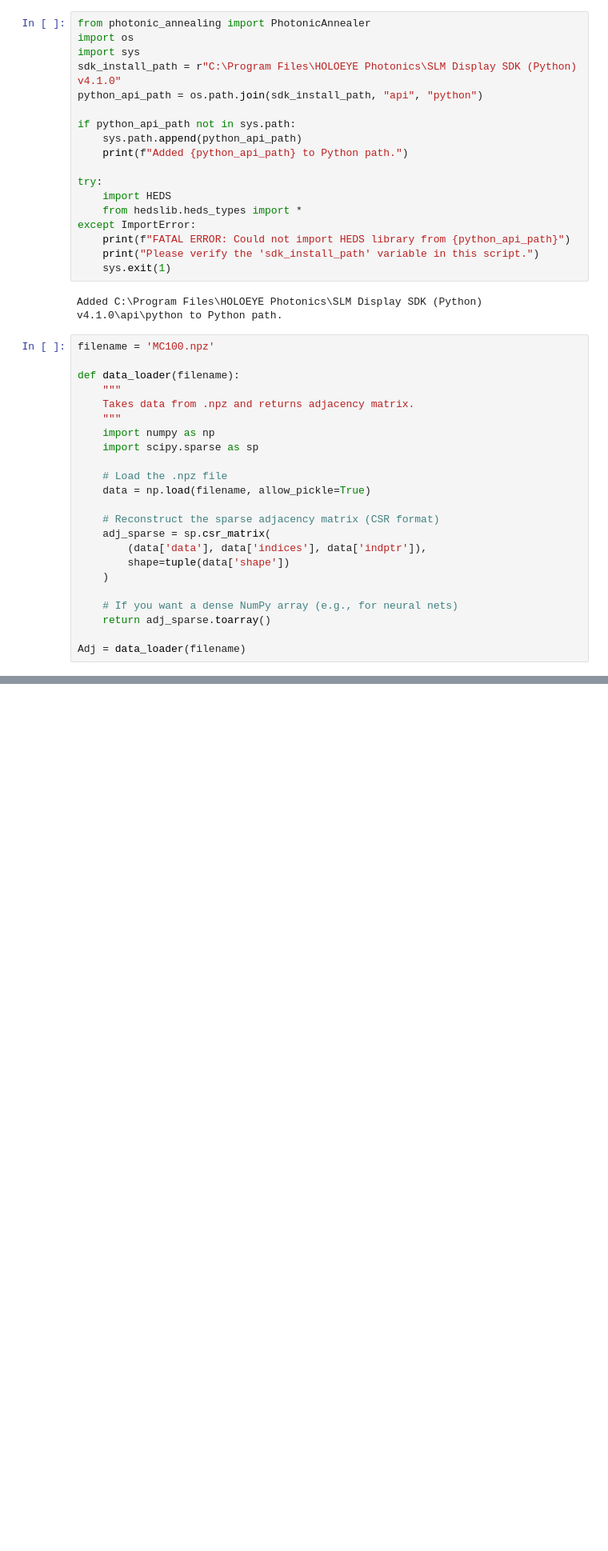
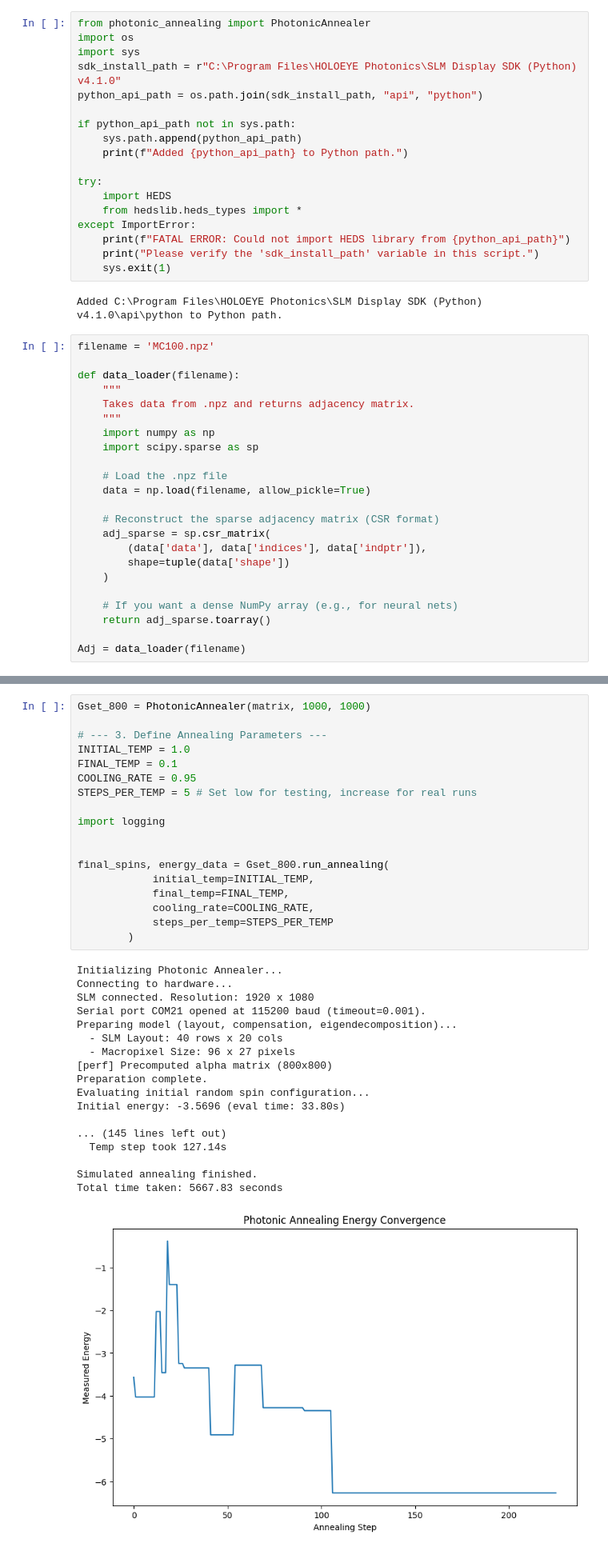
Before and after one commit to harsha-helix/compact-slim, a Jupyter notebook: test_vecotrization.ipynb, the cells around one changed output, grey strips where cells are left out. Shown: that part at 80% size. Saved outputs shown, nothing was run; the diff lists cells and outputs as text; blank space fills up the shorter version.

```diff
--- a/test_vecotrization.ipynb
+++ b/test_vecotrization.ipynb
@@ -281,0 +351,37 @@ show after load time: 0.0488597999974445 err: 0
+# %%
+Gset_800 = PhotonicAnnealer(matrix, 1000, 1000)
+
+# --- 3. Define Annealing Parameters ---
+INITIAL_TEMP = 1.0
+FINAL_TEMP = 0.1
+COOLING_RATE = 0.95
+STEPS_PER_TEMP = 5 # Set low for testing, increase for real runs
+
+import logging
+
+
+final_spins, energy_data = Gset_800.run_annealing(
+            initial_temp=INITIAL_TEMP,
+            final_temp=FINAL_TEMP,
+            cooling_rate=COOLING_RATE,
+            steps_per_temp=STEPS_PER_TEMP
+        )
+# %% [output]
+Initializing Photonic Annealer...
+Connecting to hardware...
+SLM connected. Resolution: 1920 x 1080
+Serial port COM21 opened at 115200 baud (timeout=0.001).
+Preparing model (layout, compensation, eigendecomposition)...
+  - SLM Layout: 40 rows x 20 cols
+  - Macropixel Size: 96 x 27 pixels
+[perf] Precomputed alpha matrix (800x800)
+Preparation complete.
+Evaluating initial random spin configuration...
+Initial energy: -3.5696 (eval time: 33.80s)
+
+... (145 lines left out)
+  Temp step took 127.14s
+
+Simulated annealing finished.
+Total time taken: 5667.83 seconds
+[figure, added]
```
Also changed, not shown: parts of 19 cells of this notebook, 20 other files.
